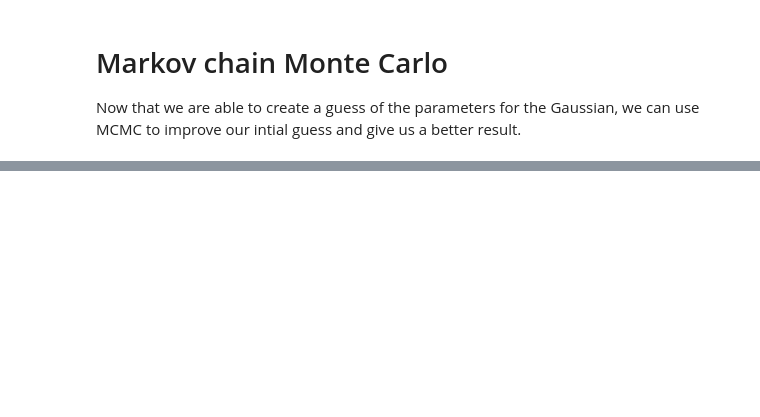
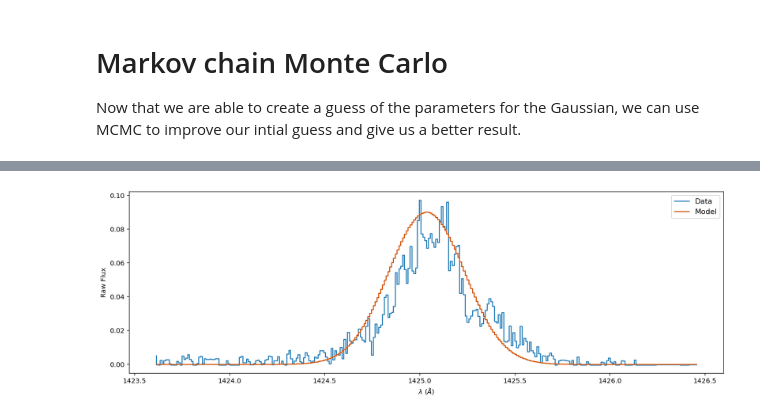
Before and after one commit to 18ganesha/io_brightness, a Jupyter notebook: notebooks/03_MCMC_with_Gaussian_fit.ipynb, the cells around one changed output, grey strips where cells are left out. Saved outputs shown, nothing was run; the diff lists cells and outputs as text; code cells hidden in the pictures; blank space fills up the shorter version.

```diff
--- a/notebooks/03_MCMC_with_Gaussian_fit.ipynb
+++ b/notebooks/03_MCMC_with_Gaussian_fit.ipynb
@@ -17,0 +52,23 @@ ModuleNotFoundError: No module named 'emcee'
+# %%
+sub_region = (evt_data['WAVELENGTH'] > left_bound) & (evt_data['WAVELENGTH'] < right_bound) #only take values within this area
+wl = evt_data['WAVELENGTH'][sub_region]
+flux = evt_data['FLUX'][sub_region]
+# %%
+def generative_model(m, b, A, mu, logw, int_wl = line):
+    """Generate the model given parameters"""
+    continuum = m * (wl - int_wl) + b
+    w = np.exp(logw)
+    gaussian = A * np.exp(-0.5*(wl-mu)**2/w**2)
+    return continuum + gaussian
+# %%
+m_guess, b_guess, A_guess, mu_guess, logw_guess = 0, 0, 0.09, line+.01, np.log(0.2)
+flux_guess = generative_model(m_guess, b_guess, A_guess, mu_guess, logw_guess)
+# %%
+plt.figure(figsize=(16, 5))
+plt.step(wl, flux/10**-13, label='Data', color='#2980b9');
+plt.step(wl, flux_guess, label='Model', color='#d35400');
+plt.xlabel('$\lambda$ ($\AA$)');
+plt.ylabel('Raw Flux')
+plt.legend(fontsize=11);
+# %% [output]
+[figure, added]
```
Also changed, not shown: parts of 8 cells of this notebook.
